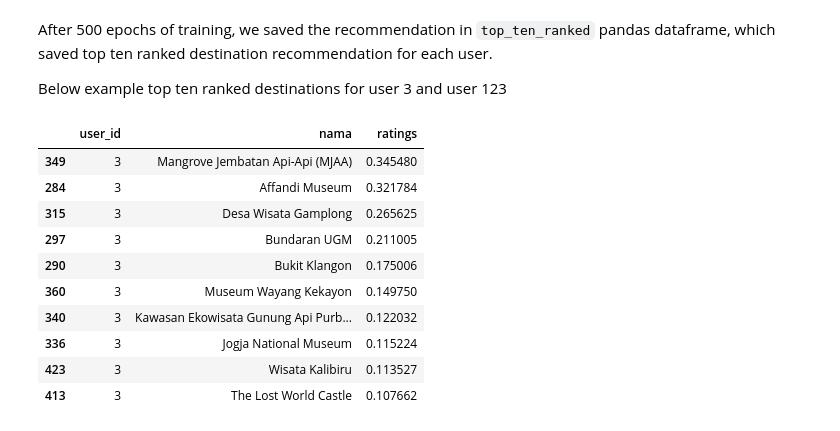
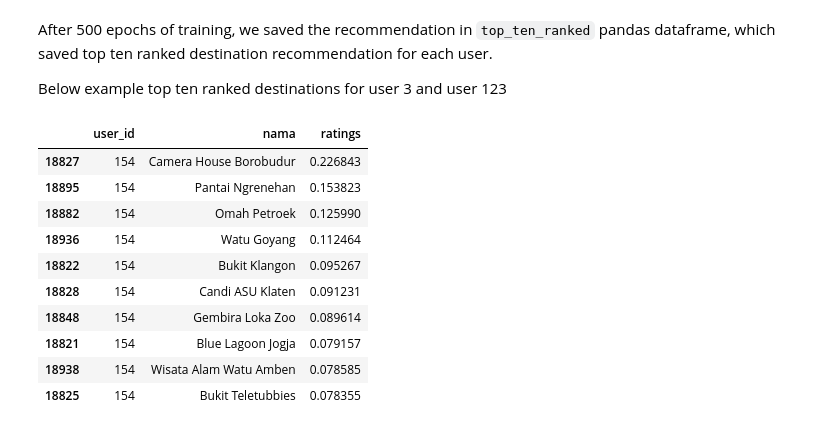
Before and after one commit to IrfanChairurrachman/kuylah-backend, a Jupyter notebook: inventory/tfrs.ipynb, the cells around one changed output. Drawn from its saved outputs; the diff is of its cells as text; code cells hidden in the pictures.

```diff
--- a/inventory/tfrs.ipynb
+++ b/inventory/tfrs.ipynb
@@ -359,16 +367,16 @@ After 500 epochs of training, we saved the recommendation in `top_ten_ranked` pa
 
 Below example top ten ranked destinations for user 3 and user 123
 # %%
-top_ten_ranked.loc[top_ten_ranked['user_id'] == 3]
+top_ten_ranked.loc[top_ten_ranked['user_id'] == 154]
 # %% [output]
 |  | user_id | nama | ratings |
-| 349 | 3 | Mangrove Jembatan Api-Api (MJAA) | 0.345480 |
-| 284 | 3 | Affandi Museum | 0.321784 |
-| 315 | 3 | Desa Wisata Gamplong | 0.265625 |
-| 297 | 3 | Bundaran UGM | 0.211005 |
-| 290 | 3 | Bukit Klangon | 0.175006 |
-| 360 | 3 | Museum Wayang Kekayon | 0.149750 |
-| 340 | 3 | Kawasan Ekowisata Gunung Api Purb... | 0.122032 |
-| 336 | 3 | Jogja National Museum | 0.115224 |
-| 423 | 3 | Wisata Kalibiru | 0.113527 |
-| 413 | 3 | The Lost World Castle | 0.107662 |
+| 18827 | 154 | Camera House Borobudur | 0.226843 |
+| 18895 | 154 | Pantai Ngrenehan | 0.153823 |
+| 18882 | 154 | Omah Petroek | 0.125990 |
+| 18936 | 154 | Watu Goyang | 0.112464 |
+| 18822 | 154 | Bukit Klangon | 0.095267 |
+| 18828 | 154 | Candi ASU Klaten | 0.091231 |
+| 18848 | 154 | Gembira Loka Zoo | 0.089614 |
+| 18821 | 154 | Blue Lagoon Jogja | 0.079157 |
+| 18938 | 154 | Wisata Alam Watu Amben | 0.078585 |
+| 18825 | 154 | Bukit Teletubbies | 0.078355 |
```
Also changed, not shown: parts of 20 cells of this notebook, 2 other files.
